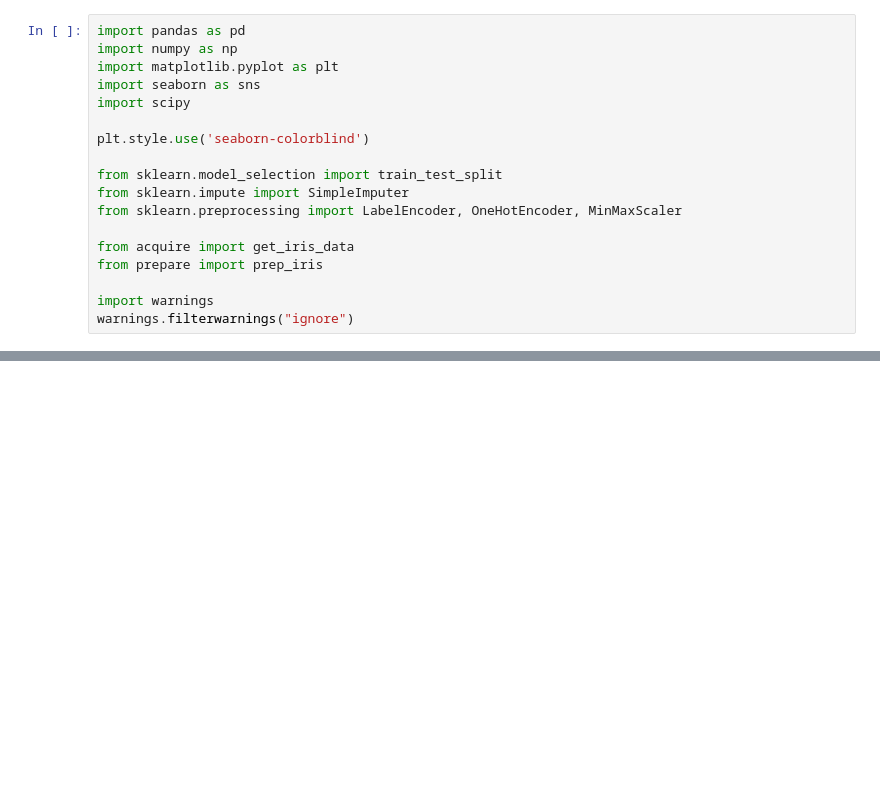
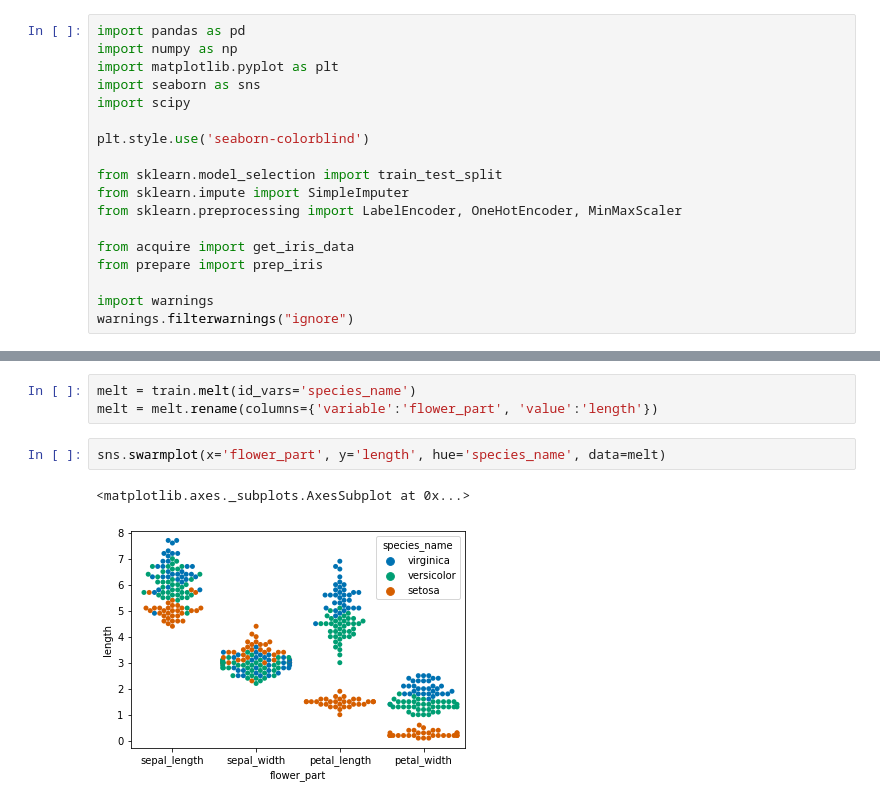
Before and after one commit to noahmelngailis/ds-methodologies-exercises, a Jupyter notebook: classification/explore_excercises.ipynb, the cells around one changed output, grey strips where cells are left out. Drawn from its saved outputs; the diff is of its cells as text; blank space fills up the shorter version.

```diff
--- a/classification/explore_excercises.ipynb
+++ b/classification/explore_excercises.ipynb
@@ -37,0 +42,8 @@ train.head()
+# %%
+melt = train.melt(id_vars='species_name')
+melt = melt.rename(columns={'variable':'flower_part', 'value':'length'})
+# %%
+sns.swarmplot(x='flower_part', y='length', hue='species_name', data=melt)
+# %% [output]
+<matplotlib.axes._subplots.AxesSubplot at 0x...>
+[figure, added]
```
Also changed, not shown: parts of 19 cells of this notebook.
